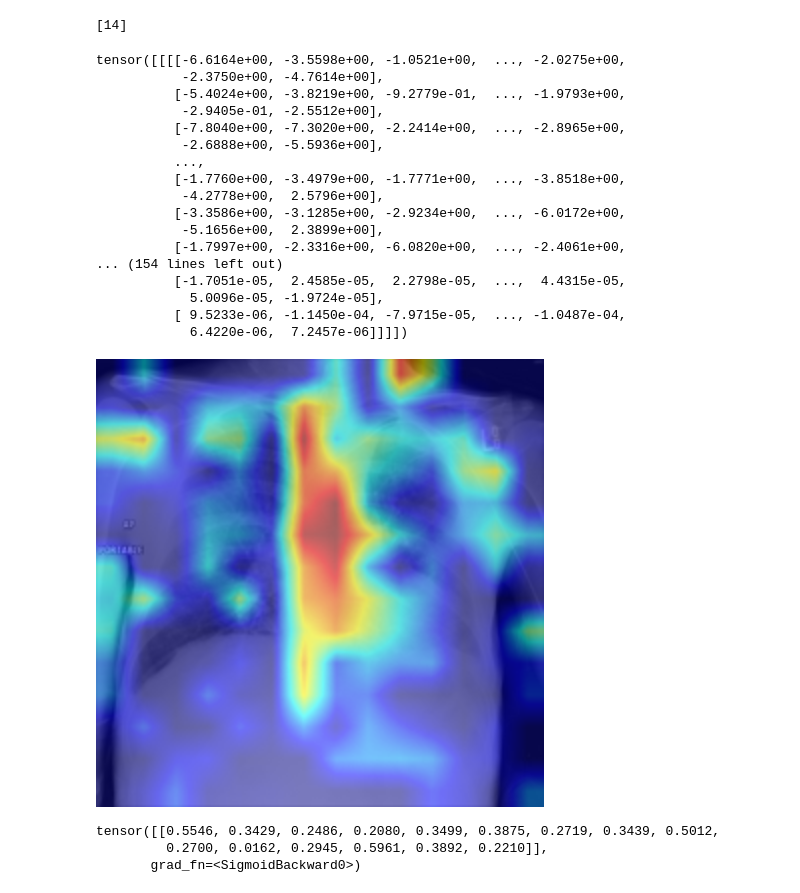
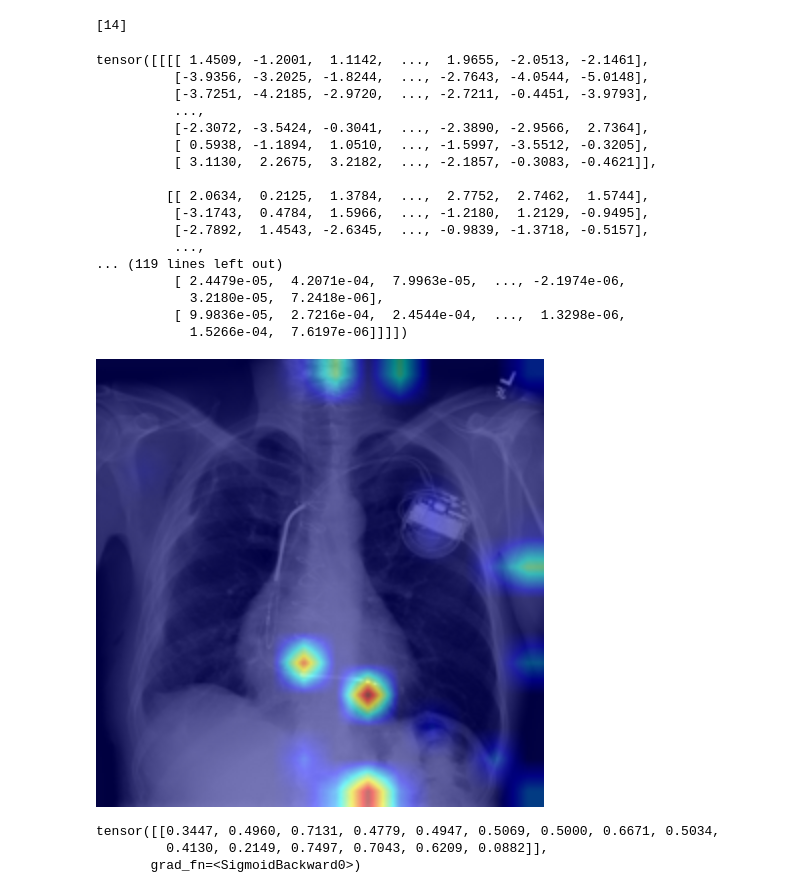
Before and after one commit to foxojs/nih_cxr_project, a Jupyter notebook: vit_pretrained_fine_tune/gradcam.ipynb, the cells around one changed output. Drawn from its saved outputs; the diff is of its cells as text; code cells hidden in the pictures.

```diff
--- a/vit_pretrained_fine_tune/gradcam.ipynb
+++ b/vit_pretrained_fine_tune/gradcam.ipynb
@@ -102,7 +102,7 @@ def reshape_transform_vit_huggingface(x):
 target_layer_gradcam = model.backbone.vit.encoder.layer[-2].output.dense
 # Example usage for a single image
 # Example usage for a single image
-image = ds_test[2500]['image']
+image = ds_test[50]['image']
 
 # Ensure the image is a NumPy array
 if isinstance(image, Image.Image):
@@ -120,53 +120,53 @@ image = Image.fromarray(image)
 # Resize the input image to match the model's expected input size (224x224)
 image_resized = image.resize((224, 224))
 
 # Convert the resized image into a tensor
 input_tensor = transforms.ToTensor()(image_resized)
 
 # Run Grad-CAM on the single image
 visualization = run_grad_cam_on_image(model=model,
                                       target_layer=target_layer_gradcam,
                                       input_tensor=input_tensor,
                                       input_image=np.array(image_resized),  # Convert back to NumPy for visualization
                                       reshape_transform=reshape_transform_vit_huggingface)
 
 # Display the hea
 
 # --- NEW: Normalize ---
 
 
 
 
 
 
 # Resize for better viewing
 visualization = cv2.resize(visualization, (visualization.shape[1] * 2, visualization.shape[0] * 2))
 
 
 # Display
 Image.fromarray(visualization)
 # %% [output]
-tensor([[[[-6.6164e+00, -3.5598e+00, -1.0521e+00,  ..., -2.0275e+00,
-           -2.3750e+00, -4.7614e+00],
-          [-5.4024e+00, -3.8219e+00, -9.2779e-01,  ..., -1.9793e+00,
-           -2.9405e-01, -2.5512e+00],
-          [-7.8040e+00, -7.3020e+00, -2.2414e+00,  ..., -2.8965e+00,
-           -2.6888e+00, -5.5936e+00],
+tensor([[[[ 1.4509, -1.2001,  1.1142,  ...,  1.9655, -2.0513, -2.1461],
+          [-3.9356, -3.2025, -1.8244,  ..., -2.7643, -4.0544, -5.0148],
+          [-3.7251, -4.2185, -2.9720,  ..., -2.7211, -0.4451, -3.9793],
           ...,
-          [-1.7760e+00, -3.4979e+00, -1.7771e+00,  ..., -3.8518e+00,
-           -4.2778e+00,  2.5796e+00],
-          [-3.3586e+00, -3.1285e+00, -2.9234e+00,  ..., -6.0172e+00,
-           -5.1656e+00,  2.3899e+00],
-          [-1.7997e+00, -2.3316e+00, -6.0820e+00,  ..., -2.4061e+00,
-... (154 lines left out)
-          [-1.7051e-05,  2.4585e-05,  2.2798e-05,  ...,  4.4315e-05,
-            5.0096e-05, -1.9724e-05],
-          [ 9.5233e-06, -1.1450e-04, -7.9715e-05,  ..., -1.0487e-04,
-            6.4220e-06,  7.2457e-06]]]])
+          [-2.3072, -3.5424, -0.3041,  ..., -2.3890, -2.9566,  2.7364],
+          [ 0.5938, -1.1894,  1.0510,  ..., -1.5997, -3.5512, -0.3205],
+          [ 3.1130,  2.2675,  3.2182,  ..., -2.1857, -0.3083, -0.4621]],
+
+         [[ 2.0634,  0.2125,  1.3784,  ...,  2.7752,  2.7462,  1.5744],
+          [-3.1743,  0.4784,  1.5966,  ..., -1.2180,  1.2129, -0.9495],
+          [-2.7892,  1.4543, -2.6345,  ..., -0.9839, -1.3718, -0.5157],
+          ...,
+... (119 lines left out)
+          [ 2.4479e-05,  4.2071e-04,  7.9963e-05,  ..., -2.1974e-06,
+            3.2180e-05,  7.2418e-06],
+          [ 9.9836e-05,  2.7216e-04,  2.4544e-04,  ...,  1.3298e-06,
+            1.5266e-04,  7.6197e-06]]]])
-[figure, old version]
+[figure, new version]
 # %%
 
-image = ds_test[2000]['image']
+image = ds_test[50]['image']
 
 # Ensure the image is a NumPy array
 if isinstance(image, Image.Image):
@@ -190,7 +190,7 @@ input_tensor = input_tensor.unsqueeze(0)
 out = model(input_tensor)
 torch.sigmoid(out)
 # %% [output]
-tensor([[0.5546, 0.3429, 0.2486, 0.2080, 0.3499, 0.3875, 0.2719, 0.3439, 0.5012,
-         0.2700, 0.0162, 0.2945, 0.5961, 0.3892, 0.2210]],
+tensor([[0.3447, 0.4960, 0.7131, 0.4779, 0.4947, 0.5069, 0.5000, 0.6671, 0.5034,
+         0.4130, 0.2149, 0.7497, 0.7043, 0.6209, 0.0882]],
        grad_fn=<SigmoidBackward0>)
 # %%
```
Also changed, not shown: parts of 2 cells of this notebook.
